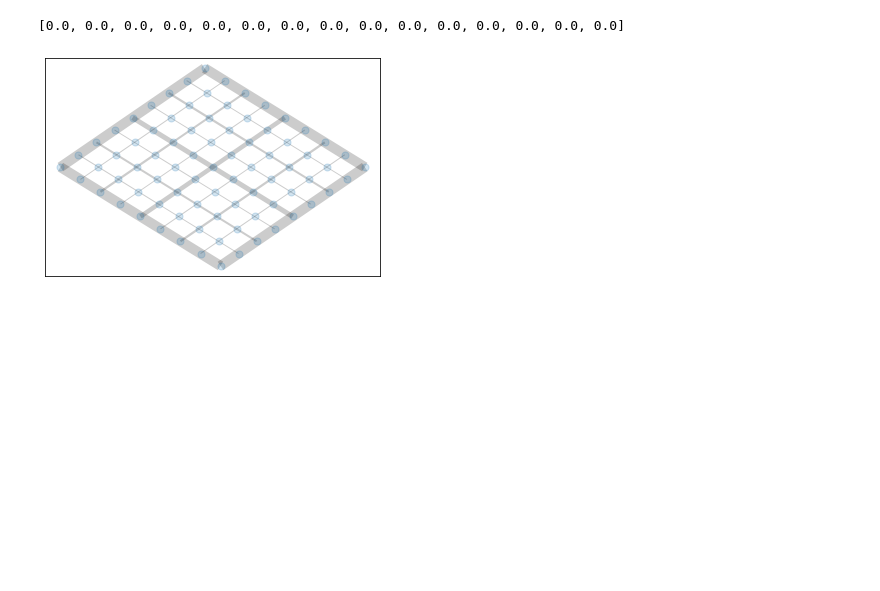
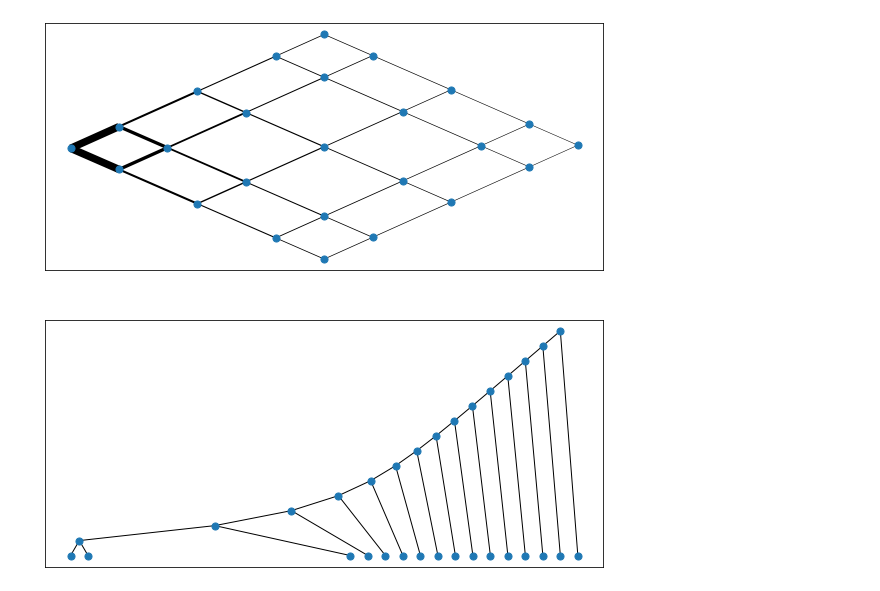
Before and after one commit to felixk1990/cycle-coalescence-algorithm, a Jupyter notebook: cycle_coalescence.ipynb, the cells around one changed output. Cells and saved outputs as stored; diff of their text form; code cells hidden in the pictures; blank space fills up the shorter version.

```diff
--- a/cycle_coalescence.ipynb
+++ b/cycle_coalescence.ipynb
@@ -4,16 +5,20 @@ import networkx as nx
 # %%
 # generate a dummy graph for testing
-G=nx.grid_graph((7,7,1))
+# put an edge weight distribution on the system, available are random/gradient/bigradient/nested_square
+G=nx.grid_graph((5,5,1))
+G=ag.generate_pattern(G,'random')
 
-# put an edge weight distribution on the system, available are random/gradient/bigradient/nested_square
-
-G=ag.generate_pattern(G,'nested_square')
+fig,axs=plt.subplots(2,1,figsize=(10,10))
 weights=[G.edges[e]['weight'] for e in G.edges()]
 pos=nx.get_node_attributes(G,'pos')
-nx.draw_networkx(G,pos=pos,width=weights,with_labels=False,node_size=50,alpha=0.2)
+nx.draw_networkx(G,pos=pos,width=weights,with_labels=False,node_size=50, ax=axs[0] )
 # merge all shortest cycles and calc the merging tree's asymmetry
-asymmetry=ag.calc_cycle_asymmetry(G)
-print(asymmetry)
+#asymmetry=ag.calc_cycle_asymmetry(G)
+#print(asymmetry)
+
+minimum_basis=ag.construct_minimum_basis(G)
+cycle_tree=ag.calc_cycle_coalescence(G,minimum_basis)
+pos=nx.get_node_attributes(cycle_tree,'pos')
+nx.draw_networkx(cycle_tree,pos=pos,with_labels=False,node_size=50, ax=axs[1])
 # %% [output]
-[0.0, 0.0, 0.0, 0.0, 0.0, 0.0, 0.0, 0.0, 0.0, 0.0, 0.0, 0.0, 0.0, 0.0, 0.0]
-[figure, old version]
+[figure, new version]
```
Also changed, not shown: parts of 1 cell of this notebook, 4 other files.
